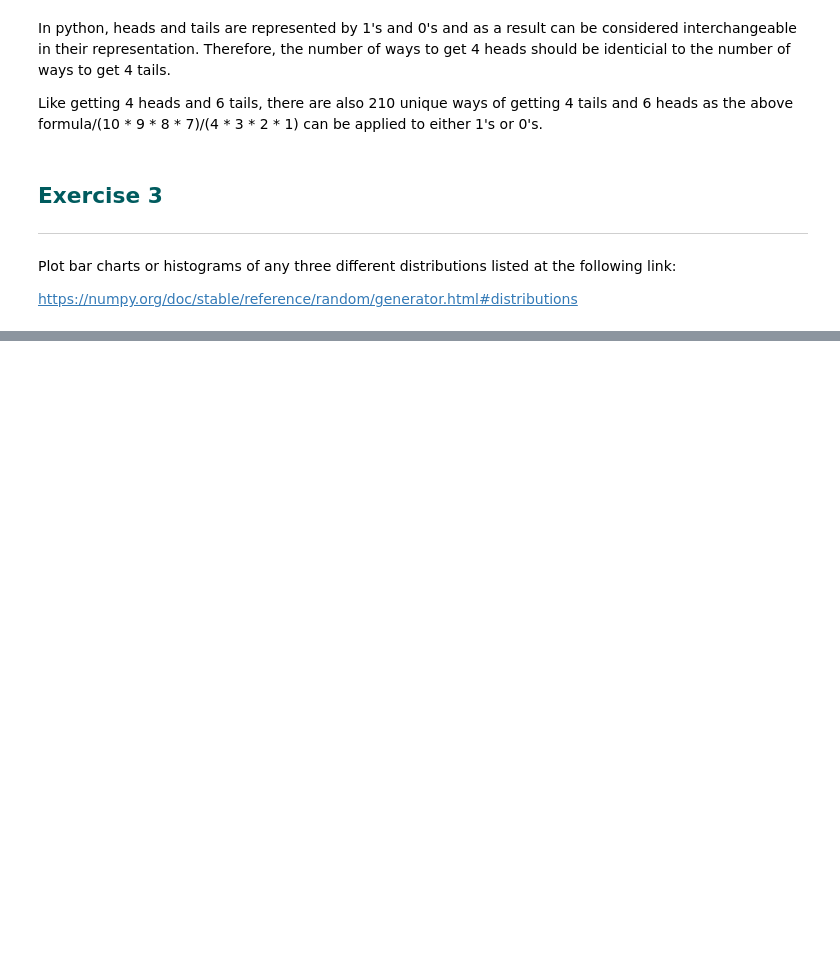
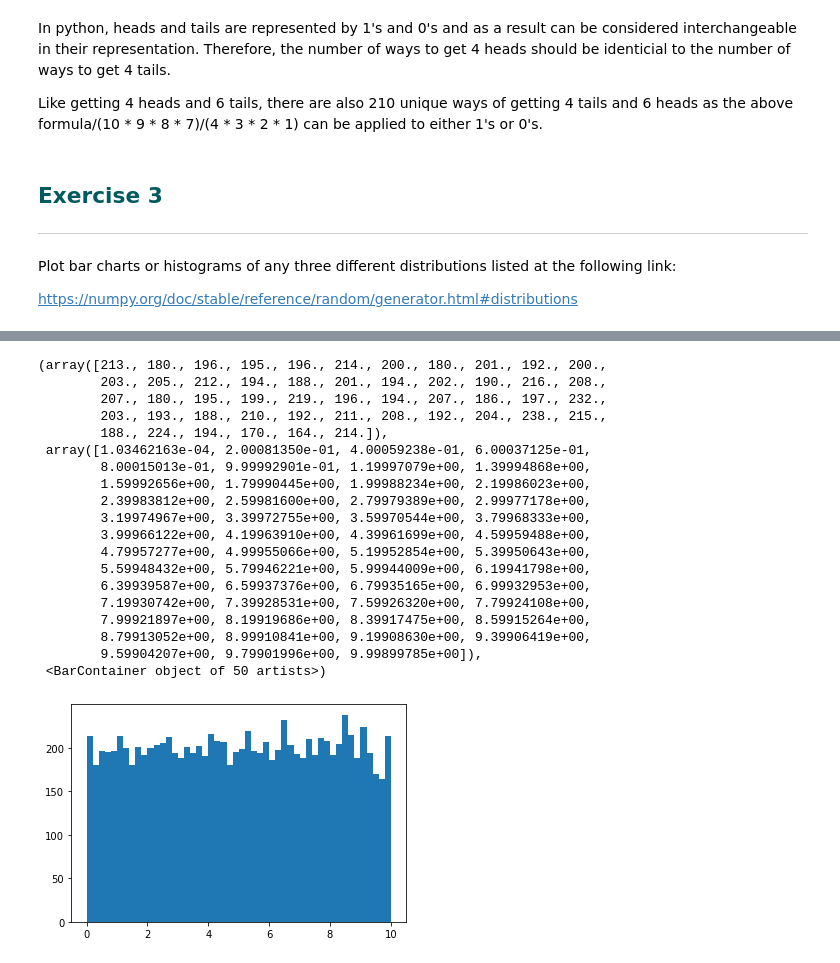
Before and after one commit to micheal-mcenery/funddata-assessment, a Jupyter notebook: Topic 2 - Randomness.ipynb, the cells around one changed output, grey strips where cells are left out. Drawn from its saved outputs; the diff is of its cells as text; code cells hidden in the pictures; blank space fills up the shorter version.

```diff
--- a/Topic 2 - Randomness.ipynb
+++ b/Topic 2 - Randomness.ipynb
@@ -83,0 +92,33 @@ https://numpy.org/doc/stable/reference/random/generator.html#distributions
+# %%
+import matplotlib.pyplot as plt
+import numpy as np
+
+
+rng = np.random.default_rng()
+
+samples = rng.uniform(0, 10, 10000)
+
+fig, ax = plt.subplots()
+
+ax.hist(samples, bins=50)
+# %% [output]
+(array([213., 180., 196., 195., 196., 214., 200., 180., 201., 192., 200.,
+        203., 205., 212., 194., 188., 201., 194., 202., 190., 216., 208.,
+        207., 180., 195., 199., 219., 196., 194., 207., 186., 197., 232.,
+        203., 193., 188., 210., 192., 211., 208., 192., 204., 238., 215.,
+        188., 224., 194., 170., 164., 214.]),
+ array([1.03462163e-04, 2.00081350e-01, 4.00059238e-01, 6.00037125e-01,
+        8.00015013e-01, 9.99992901e-01, 1.19997079e+00, 1.39994868e+00,
+        1.59992656e+00, 1.79990445e+00, 1.99988234e+00, 2.19986023e+00,
+        2.39983812e+00, 2.59981600e+00, 2.79979389e+00, 2.99977178e+00,
+        3.19974967e+00, 3.39972755e+00, 3.59970544e+00, 3.79968333e+00,
+        3.99966122e+00, 4.19963910e+00, 4.39961699e+00, 4.59959488e+00,
+        4.79957277e+00, 4.99955066e+00, 5.19952854e+00, 5.39950643e+00,
+        5.59948432e+00, 5.79946221e+00, 5.99944009e+00, 6.19941798e+00,
+        6.39939587e+00, 6.59937376e+00, 6.79935165e+00, 6.99932953e+00,
+        7.19930742e+00, 7.39928531e+00, 7.59926320e+00, 7.79924108e+00,
+        7.99921897e+00, 8.19919686e+00, 8.39917475e+00, 8.59915264e+00,
+        8.79913052e+00, 8.99910841e+00, 9.19908630e+00, 9.39906419e+00,
+        9.59904207e+00, 9.79901996e+00, 9.99899785e+00]),
+ <BarContainer object of 50 artists>)
+[figure, added]
```
Also changed, not shown: parts of 5 cells of this notebook.
